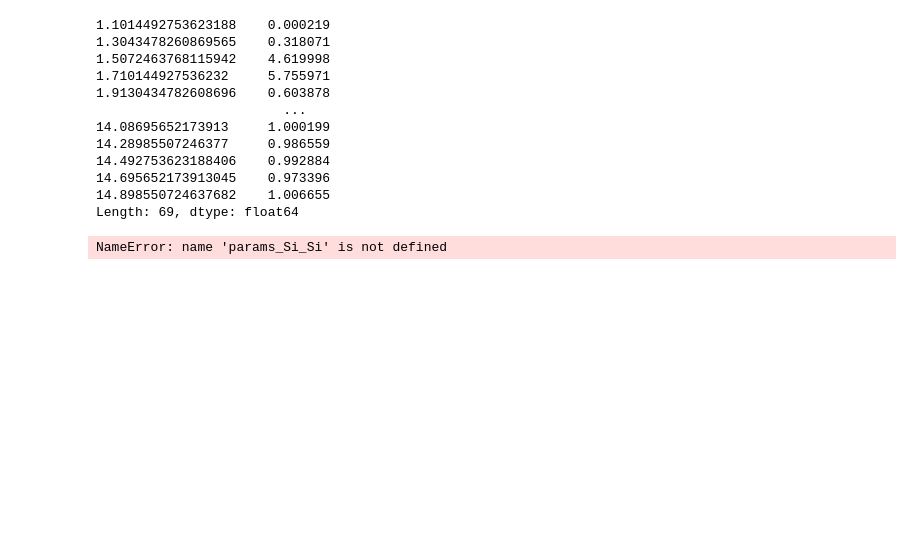
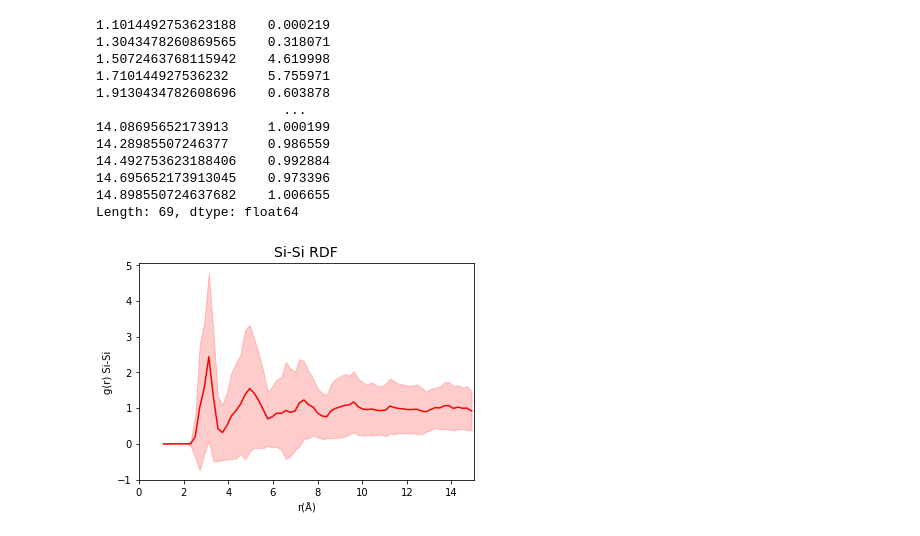
Before and after one commit to y1u0d2a1i/Research, a Jupyter notebook: scripts/rdf/compare_rdf_and_sf.ipynb, the cells around one changed output. Cells and saved outputs as stored; diff of their text form; code cells hidden in the pictures; blank space fills up the shorter version.

```diff
--- a/scripts/rdf/compare_rdf_and_sf.ipynb
+++ b/scripts/rdf/compare_rdf_and_sf.ipynb
@@ -92,8 +92,17 @@ mean
 14.695652173913045    0.973396
 14.898550724637682    1.006655
 Length: 69, dtype: float64
-# %%
-for param in params_Si_Si:
-    print(f'symfunction_short Si  2 Si {param[0]} {param[1]} {param[2]}')
-# %% [output]
-NameError: name 'params_Si_Si' is not defined
+# %%
+# params_Si_Si = [[7, 2.7, 15.0], [2.3, 3.2, 15.0], [1.051, 4.5, 15.0], [0.6629, 5, 15.0], [0.4183, 6.5, 15.0], [0.2639, 7.518, 15.0], [0.1665, 9.464, 15.0], [0.1051, 11.91, 15.0]]
+# params_O_O = [[7, 2.5, 15.0], [2.3, 2.993, 15.0], [1.051, 4.0, 15.0], [0.6629, 4.743, 15.0], [0.4183, 5.972, 15.0], [0.2639, 7.518, 15.0], [0.1665, 9.464, 15.0], [0.1051, 11.91, 15.0]]
+# params_O_Si = [[7, 1.7, 15.0], [2.3, 2.1, 15.0], [1.051, 4.0, 15.0], [0.6629, 4.6, 15.0], [0.4183, 5.972, 15.0], [0.2639, 7.518, 15.0], [0.1665, 9.464, 15.0], [0.1051, 11.91, 15.0]]
+rdf_path = '/Users/y1u0d2/Desktop/Lab/result/rdf/rdf_structure_all_converge_one/'
+files = glob.glob(f'{rdf_path}/*')
+file = files[1]
+df = pd.read_csv(file)
+bond = "Si-Si"
+fig, ax= plt.subplots()
+plot_rdf(df, ax=ax)
+fig.savefig(f'/Users/y1u0d2/Desktop/Lab/result/rdf/rdf_{bond}.png')
+# %% [output]
+[figure, added]
```
Also changed, not shown: parts of 3 cells of this notebook, 10 other files.
